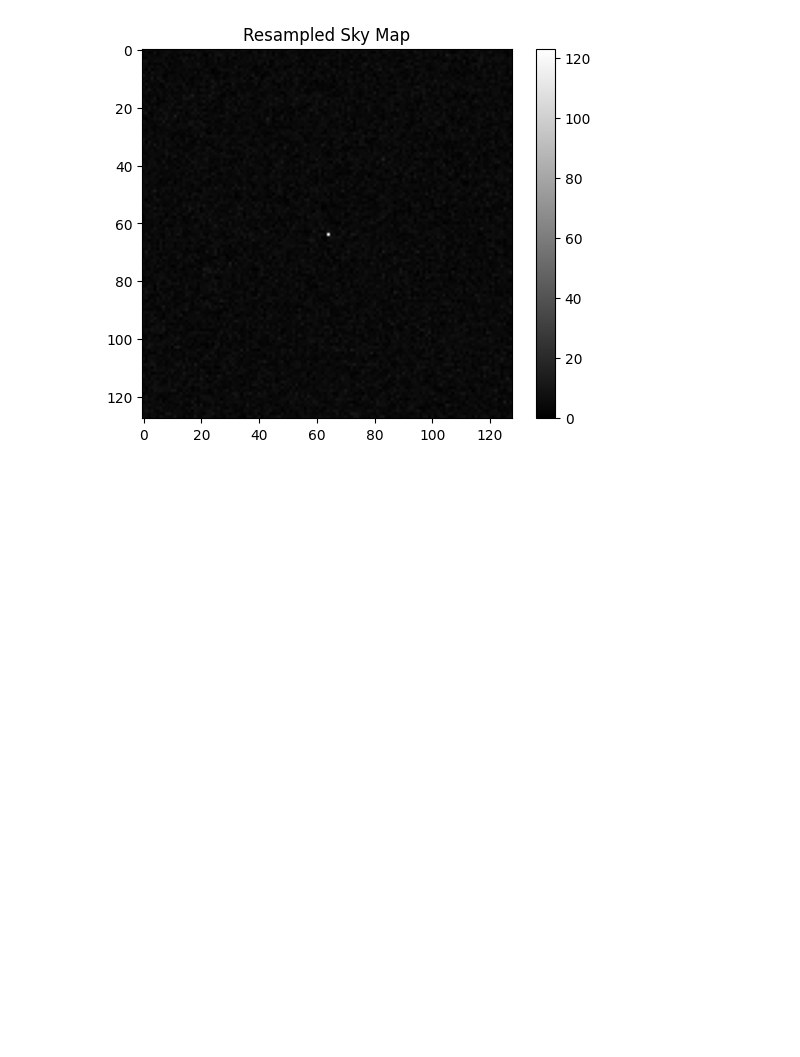
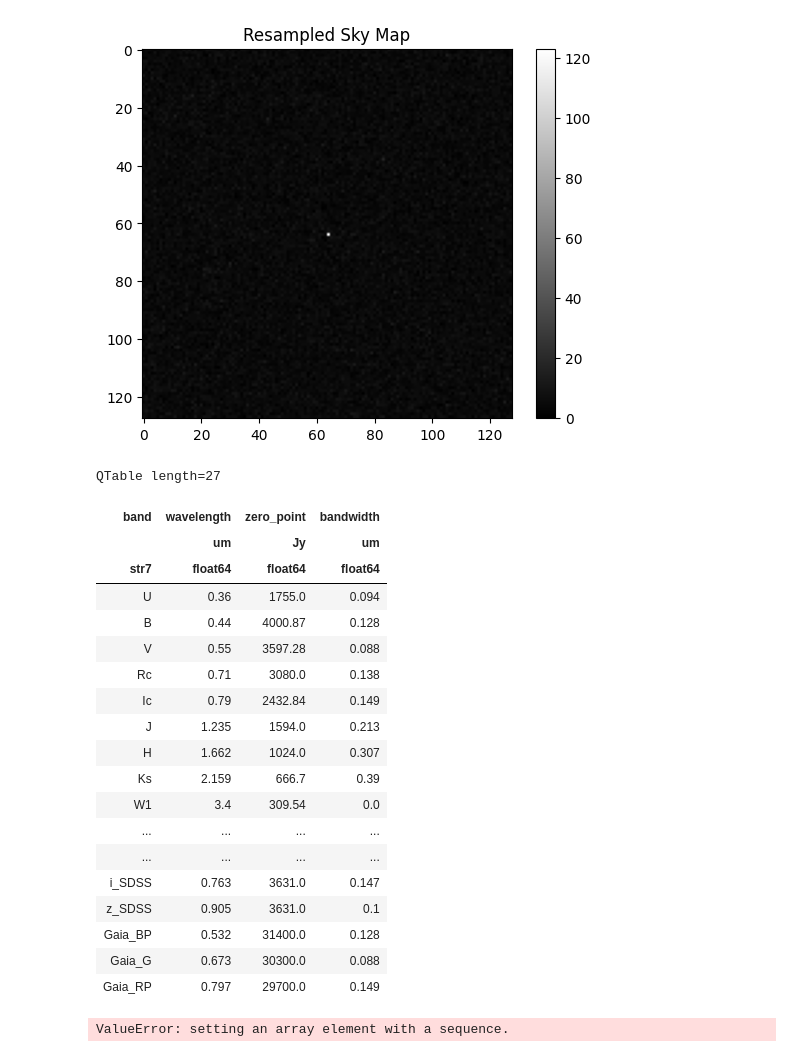
Before and after one commit to pietroferraiuolo/BINCAT, a Jupyter notebook: 01-psf-simulation.ipynb, the cells around one changed output. Cells and saved outputs as stored; diff of their text form; code cells hidden in the pictures; blank space fills up the shorter version.

```diff
--- a/01-psf-simulation.ipynb
+++ b/01-psf-simulation.ipynb
@@ -171,3 +171,8 @@ plt.colorbar()
 plt.show()
 # %% [output]
 [figure]
+# %%
+from astropy.table import QTable
+from astropy import units as u
+
+tab = QTable.read('data/bands.csv')
@@ -173,0 +181,29 @@ plt.show()
+# %%
+tab['wavelength'] *= u.um
+# %%
+tab['zero_point'] *= u.Jy
+# %%
+tab['bandwidth'] = tab['bandwidth'] * u.um
+# %%
+tab
+# %% [output]
+QTable length=27
+| band | wavelength | zero_point | bandwidth |
+|  | um | Jy | um |
+| str7 | float64 | float64 | float64 |
+| U | 0.36 | 1755.0 | 0.094 |
+| B | 0.44 | 4000.87 | 0.128 |
+| V | 0.55 | 3597.28 | 0.088 |
+| Rc | 0.71 | 3080.0 | 0.138 |
+| Ic | 0.79 | 2432.84 | 0.149 |
+| J | 1.235 | 1594.0 | 0.213 |
+| H | 1.662 | 1024.0 | 0.307 |
+| Ks | 2.159 | 666.7 | 0.39 |
+| W1 | 3.4 | 309.54 | 0.0 |
+| ... | ... | ... | ... |
+| ... | ... | ... | ... |
+| i_SDSS | 0.763 | 3631.0 | 0.147 |
+| z_SDSS | 0.905 | 3631.0 | 0.1 |
+| Gaia_BP | 0.532 | 31400.0 | 0.128 |
+| Gaia_G | 0.673 | 30300.0 | 0.088 |
+| Gaia_RP | 0.797 | 29700.0 | 0.149 |
@@ -173,0 +217,4 @@ plt.show()
+# %%
+plt.imshow(sm.create_single_star_sky_map(10, (128,128)))
+# %% [output]
+ValueError: setting an array element with a sequence.
```
Also changed, not shown: parts of 4 cells of this notebook, 1 other file.
